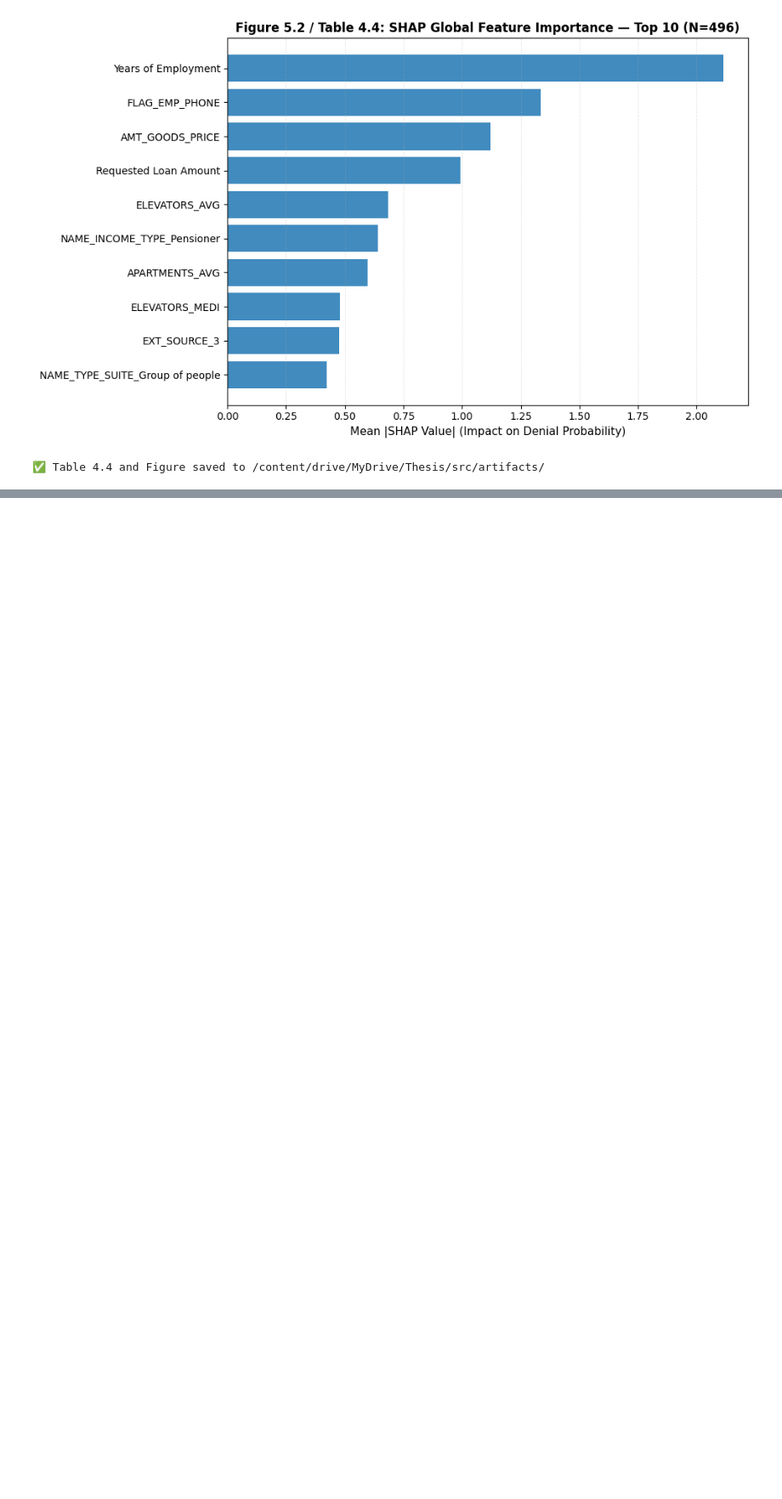
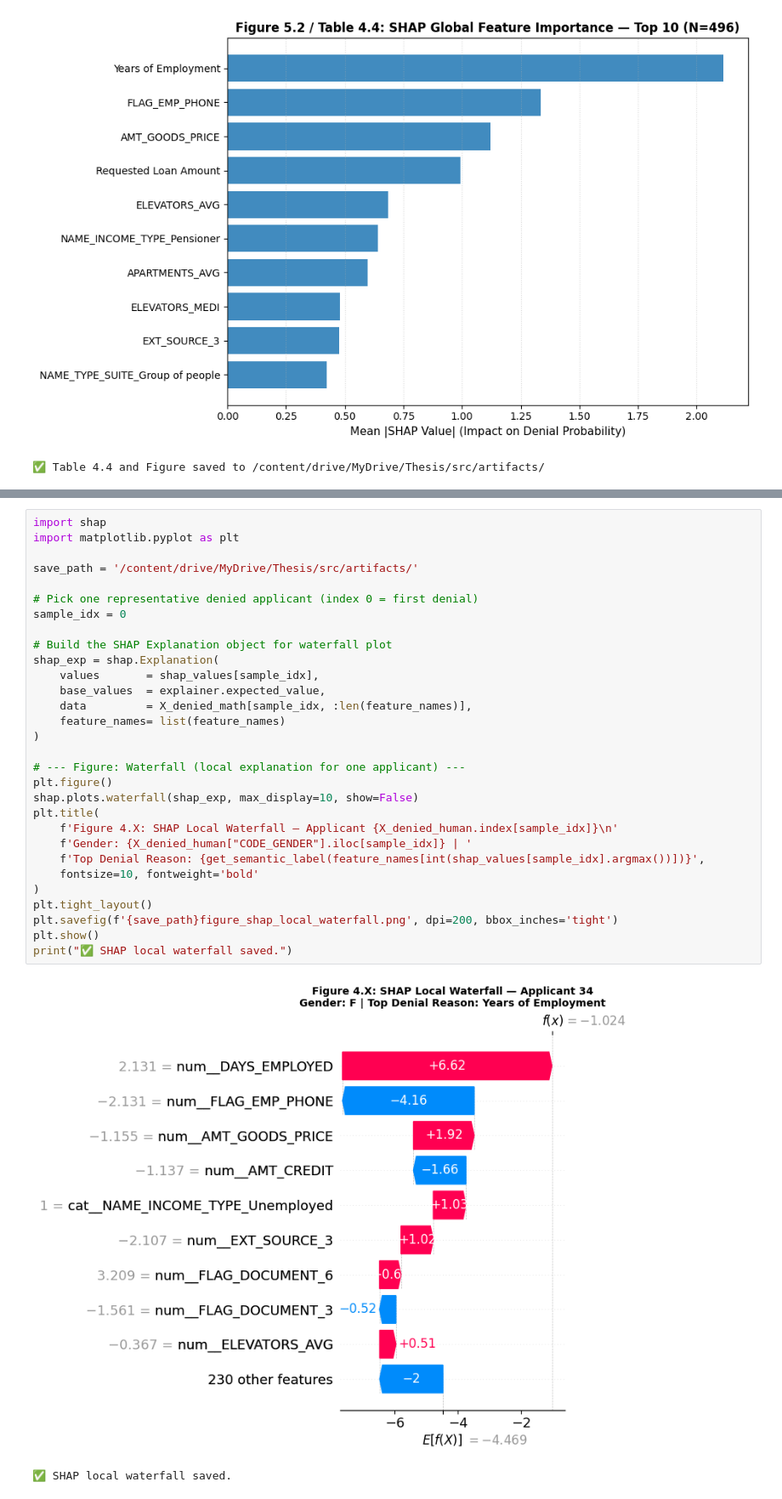
Before and after one commit to hemajuluri/Ethical-and-fairness, a Jupyter notebook: 02_Interpretation_Semantic_Mapping.ipynb, the cells around one changed output, grey strips where cells are left out. Shown at 85% size. Drawn from its saved outputs; the diff is of its cells as text; blank space fills up the shorter version.

```diff
--- a/02_Interpretation_Semantic_Mapping.ipynb
+++ b/02_Interpretation_Semantic_Mapping.ipynb
@@ -383,0 +397,33 @@ print("==================================================================")
+# %%
+import shap
+import matplotlib.pyplot as plt
+
+save_path = '/content/drive/MyDrive/Thesis/src/artifacts/'
+
+# Pick one representative denied applicant (index 0 = first denial)
+sample_idx = 0
+
+# Build the SHAP Explanation object for waterfall plot
+shap_exp = shap.Explanation(
+    values       = shap_values[sample_idx],
+    base_values  = explainer.expected_value,
+    data         = X_denied_math[sample_idx, :len(feature_names)],
+    feature_names= list(feature_names)
+)
+
+# --- Figure: Waterfall (local explanation for one applicant) ---
+plt.figure()
+shap.plots.waterfall(shap_exp, max_display=10, show=False)
+plt.title(
+    f'Figure 4.X: SHAP Local Waterfall — Applicant {X_denied_human.index[sample_idx]}\n'
+    f'Gender: {X_denied_human["CODE_GENDER"].iloc[sample_idx]} | '
+    f'Top Denial Reason: {get_semantic_label(feature_names[int(shap_values[sample_idx].argmax())])}',
+    fontsize=10, fontweight='bold'
+)
+plt.tight_layout()
+plt.savefig(f'{save_path}figure_shap_local_waterfall.png', dpi=200, bbox_inches='tight')
+plt.show()
+print("✅ SHAP local waterfall saved.")
+# %% [output]
+[figure, added]
+✅ SHAP local waterfall saved.
```
Also changed, not shown: parts of 7 cells of this notebook.
